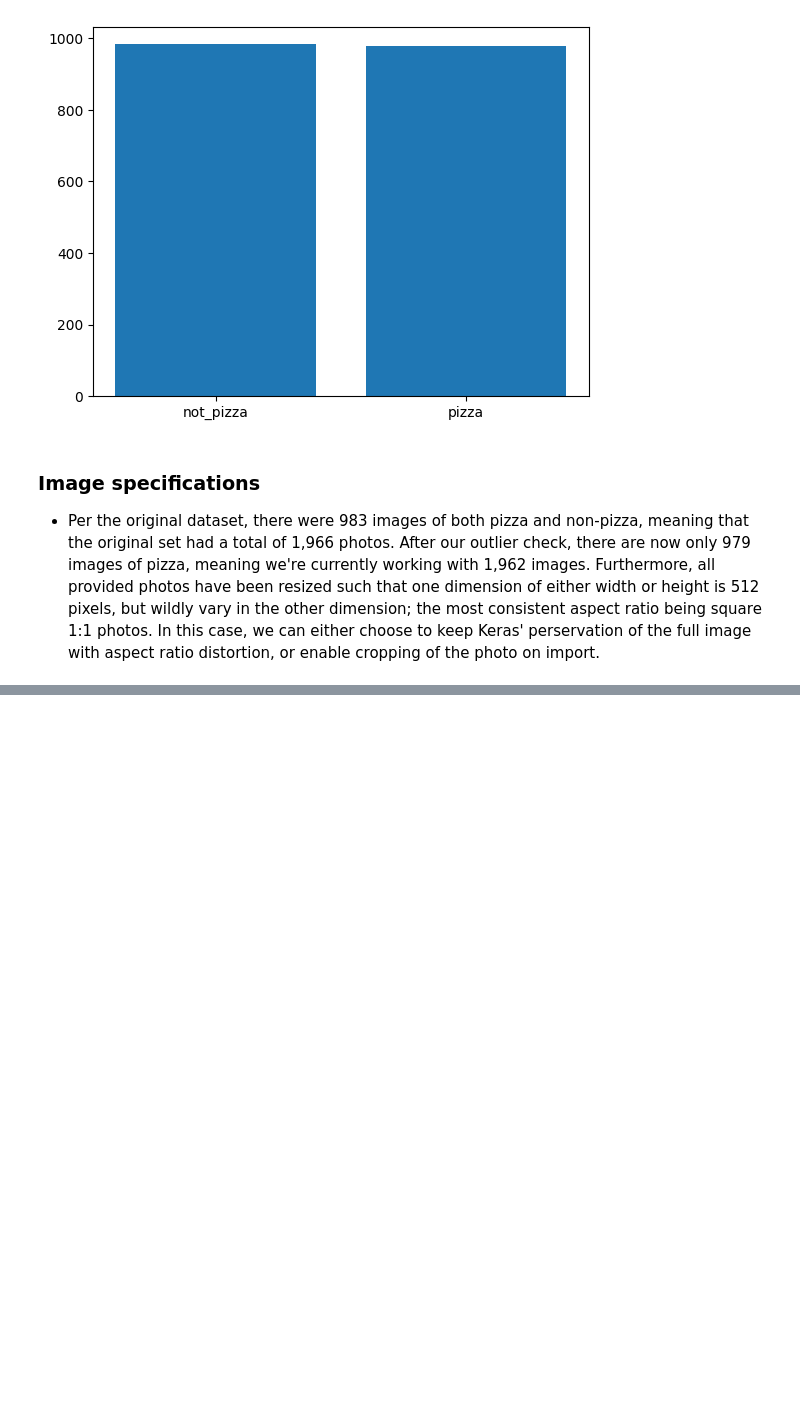
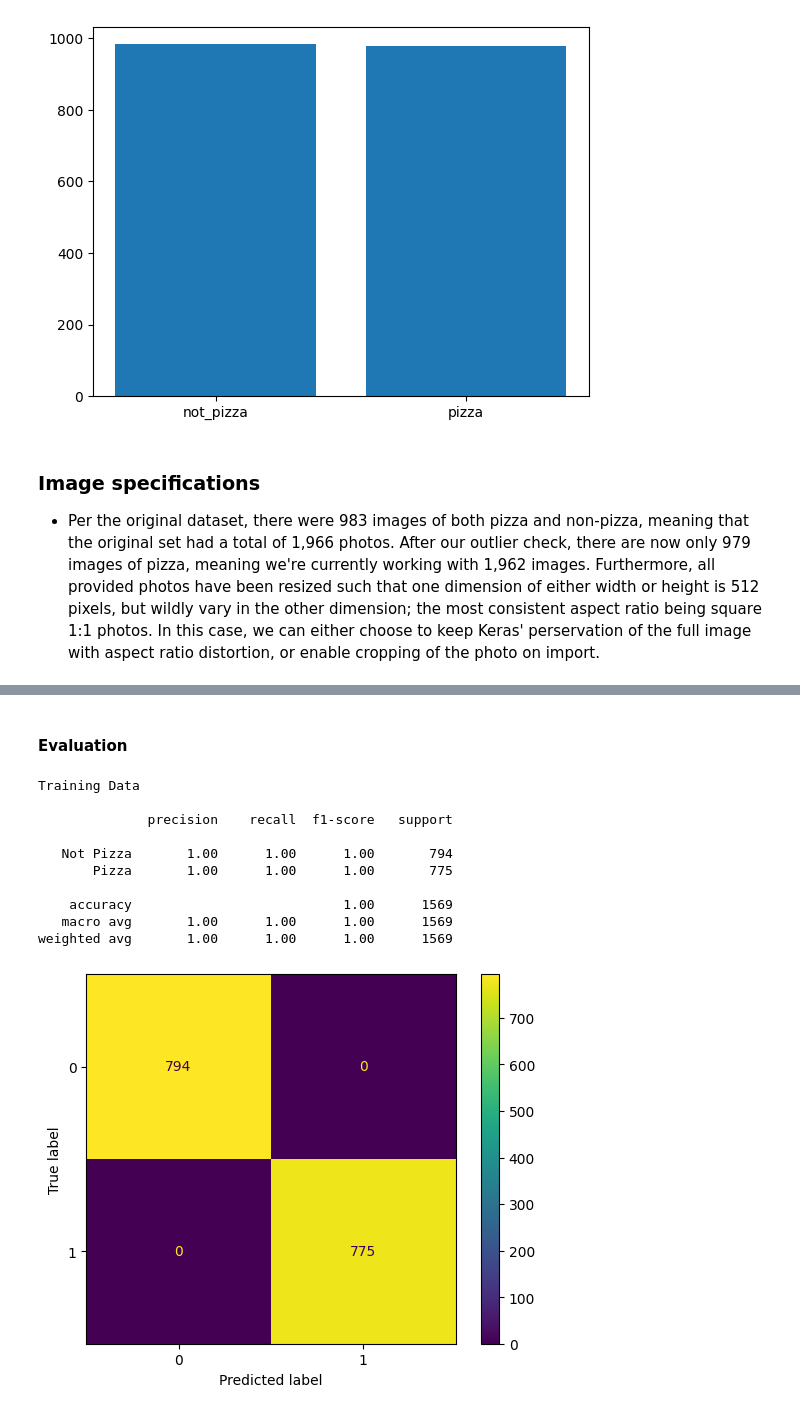
Before and after one commit to slouderback/ECS171-group-project, a Jupyter notebook: project.ipynb, the cells around one changed output, grey strips where cells are left out. Drawn from its saved outputs; the diff is of its cells as text; code cells hidden in the pictures; blank space fills up the shorter version.

```diff
--- a/project.ipynb
+++ b/project.ipynb
@@ -250,0 +298,29 @@ Accuracy: 0.59
+# %%
+# Create X_train, X_test, y_train, y_test
+X_train = np.empty([df_train.shape[0], 256, 256])
+for index, row in df_train.iterrows():
+    img = load_images(row.filepath)
+    X_train[index] = img
+
+X_test = np.empty([df_test.shape[0], 256, 256])
+for index, row in df_test.iterrows():
+    img = load_images(row.filepath)
+    X_test[index] = img
+
+y_train = df_train["label"].to_numpy()
+y_test = df_test["label"].to_numpy()
+# %%
+model2 = tf.keras.Sequential([
+  tf.keras.layers.Conv2D(32, (3, 3), activation='relu', input_shape=(256, 256, 1)),
+  tf.keras.layers.MaxPooling2D((2, 2)),
+  tf.keras.layers.Flatten(),
+  tf.keras.layers.Dense(128, activation='relu'),
+  tf.keras.layers.Dense(1, activation='sigmoid')
+])
+
+model2.compile(
+  optimizer = keras.optimizers.Adam(),
+  loss = keras.losses.BinaryCrossentropy(),
+  metrics=['accuracy'])
+
+trainHistory2 = model2.fit(X_train, y_train, epochs = 10)
@@ -250,0 +348,22 @@ Accuracy: 0.59
+# %% [markdown]
+#### Evaluation
+# %%
+y_hat = model2.predict(X_train, verbose = 0)
+y_hat = [ 1 if y>=0.5 else 0 for y in y_hat ]
+
+print("Training Data\n")
+cm3 = confusion_matrix(y_train, y_hat)
+cm_display3 = ConfusionMatrixDisplay(cm3).plot()
+print(classification_report(y_train, y_hat, target_names = ["Not Pizza", "Pizza"]))
+# %% [output]
+Training Data
+
+              precision    recall  f1-score   support
+
+   Not Pizza       1.00      1.00      1.00       794
+       Pizza       1.00      1.00      1.00       775
+
+    accuracy                           1.00      1569
+   macro avg       1.00      1.00      1.00      1569
+weighted avg       1.00      1.00      1.00      1569
+[figure, added]
```
Also changed, not shown: parts of 34 cells of this notebook.
